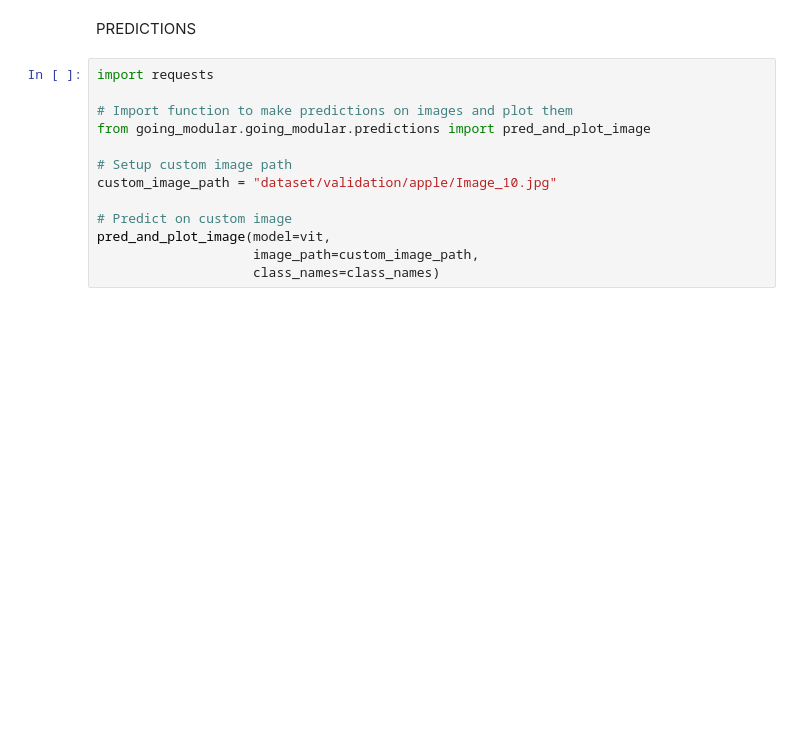
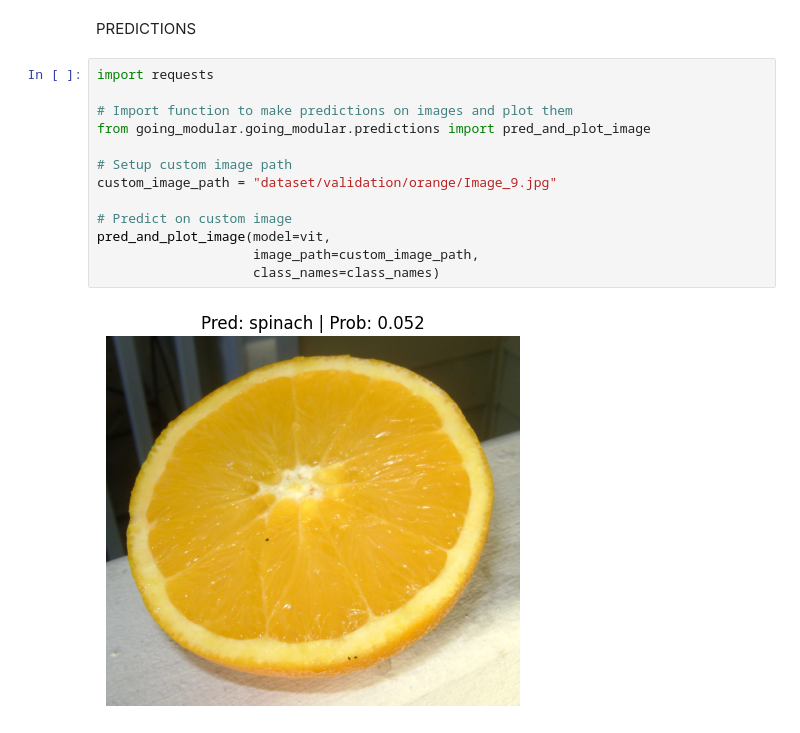
Before and after one commit to mtangradi3/Allergy_Recipe_Restriction, a Jupyter notebook: SPMC/SPMC_transformers.ipynb, the cells around one changed output. Saved outputs shown, nothing was run; the diff lists cells and outputs as text; blank space fills up the shorter version.

```diff
--- a/SPMC/SPMC_transformers.ipynb
+++ b/SPMC/SPMC_transformers.ipynb
@@ -503,13 +585,15 @@ PREDICTIONS
 # %%
 import requests
 
 # Import function to make predictions on images and plot them
 from going_modular.going_modular.predictions import pred_and_plot_image
 
 # Setup custom image path
-custom_image_path = "dataset/validation/apple/Image_10.jpg"
+custom_image_path = "dataset/validation/orange/Image_9.jpg"
 
 # Predict on custom image
 pred_and_plot_image(model=vit,
                     image_path=custom_image_path,
                     class_names=class_names)
+# %% [output]
+[figure, added]
```
Also changed, not shown: parts of 10 cells of this notebook.
